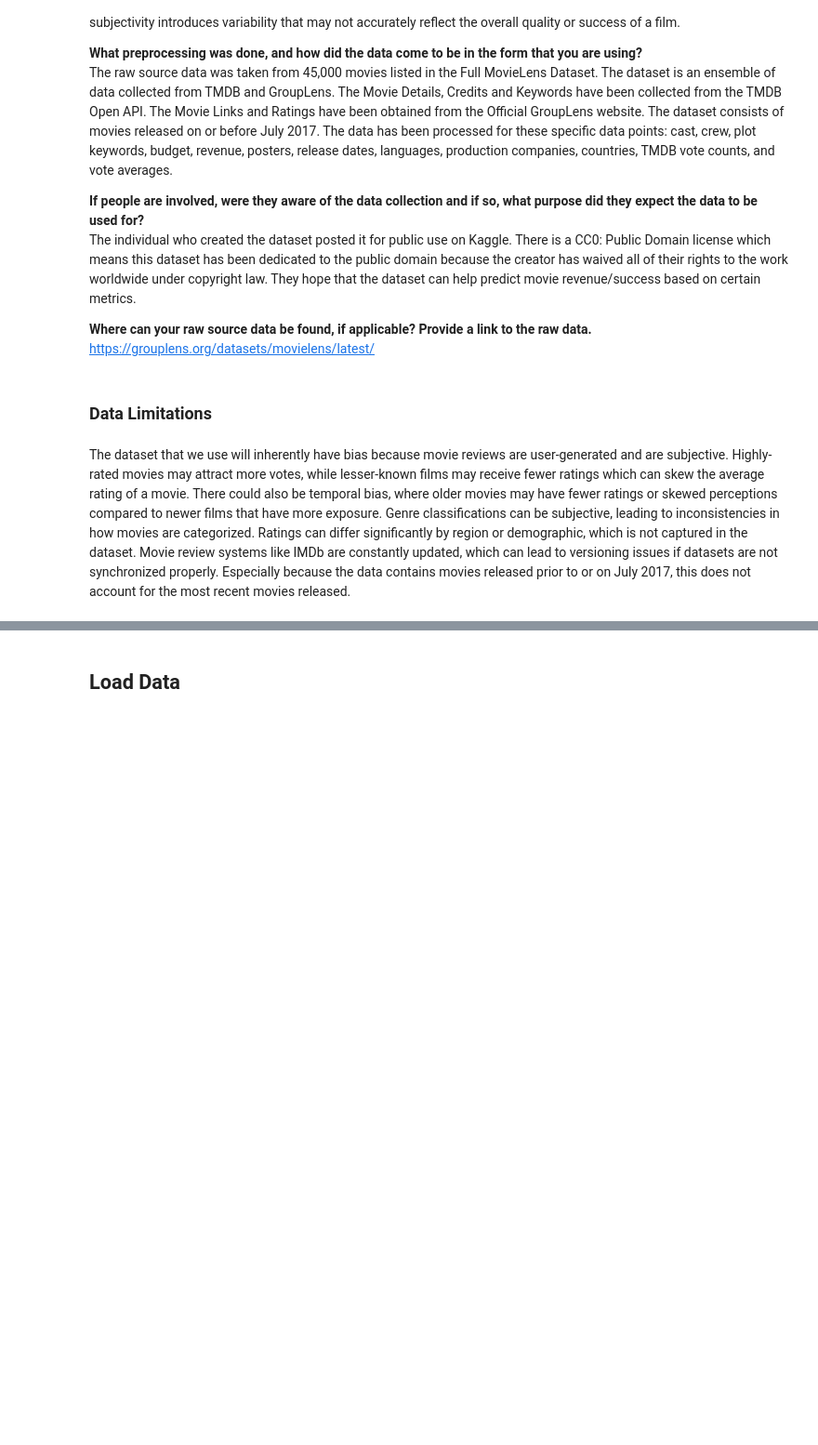
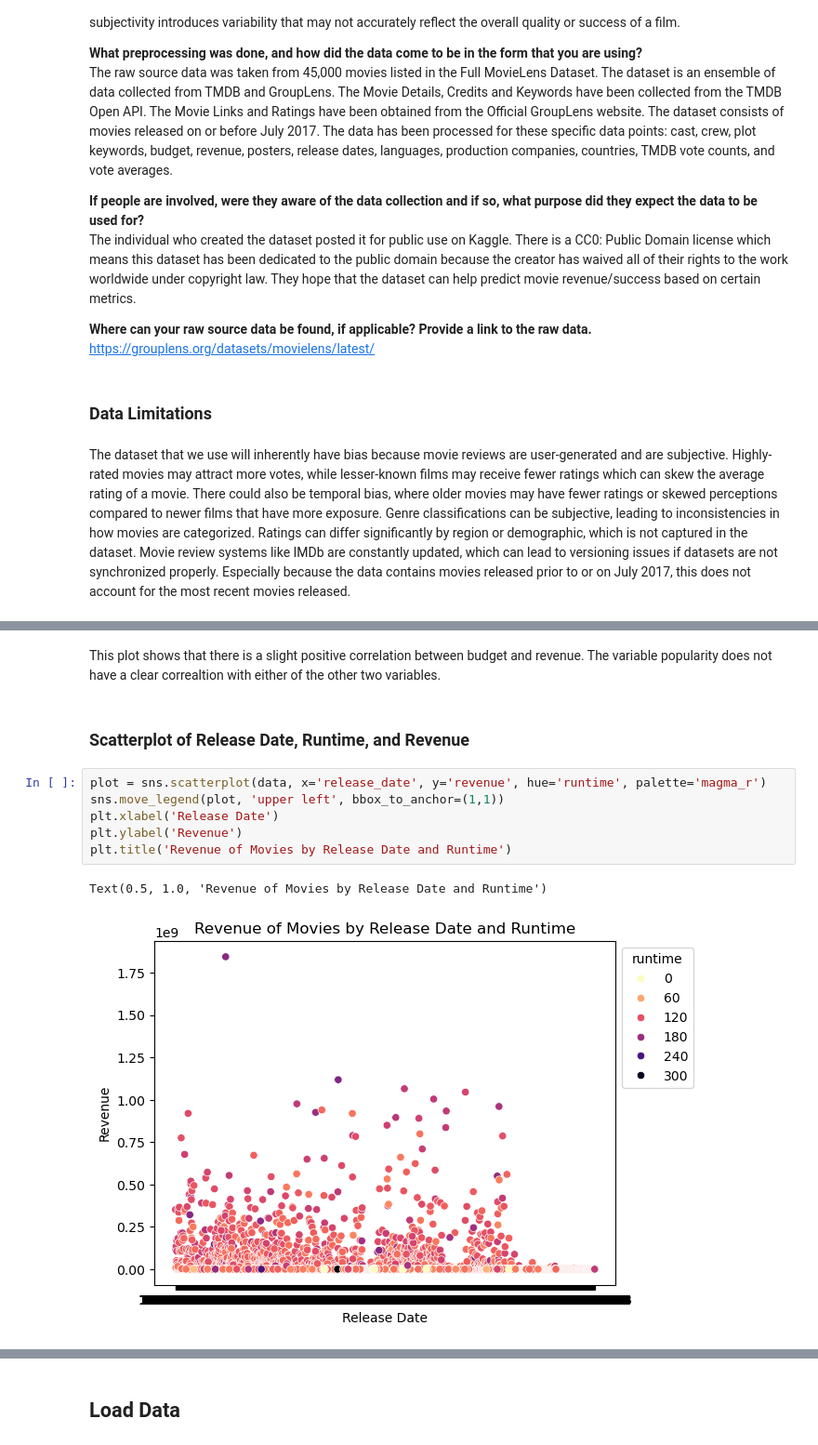
Before and after one commit to ay283/info2950_project, a Jupyter notebook: Report.ipynb, the cells around one changed output, grey strips where cells are left out. Shown at 93% size. Cells and saved outputs as stored; diff of their text form; blank space fills up the shorter version.

```diff
--- a/Report.ipynb
+++ b/Report.ipynb
@@ -55,0 +69,13 @@ The dataset that we use will inherently have bias because movie reviews are user
+# %% [markdown]
+This plot shows that there is a slight positive correlation between budget and revenue. The variable popularity does not have a clear correaltion with either of the other two variables.
+# %% [markdown]
+### Scatterplot of Release Date, Runtime, and Revenue
+# %%
+plot = sns.scatterplot(data, x='release_date', y='revenue', hue='runtime', palette='magma_r')
+sns.move_legend(plot, 'upper left', bbox_to_anchor=(1,1))
+plt.xlabel('Release Date')
+plt.ylabel('Revenue')
+plt.title('Revenue of Movies by Release Date and Runtime')
+# %% [output]
+Text(0.5, 1.0, 'Revenue of Movies by Release Date and Runtime')
+[figure, added]
```
Also changed, not shown: parts of 11 cells of this notebook.
